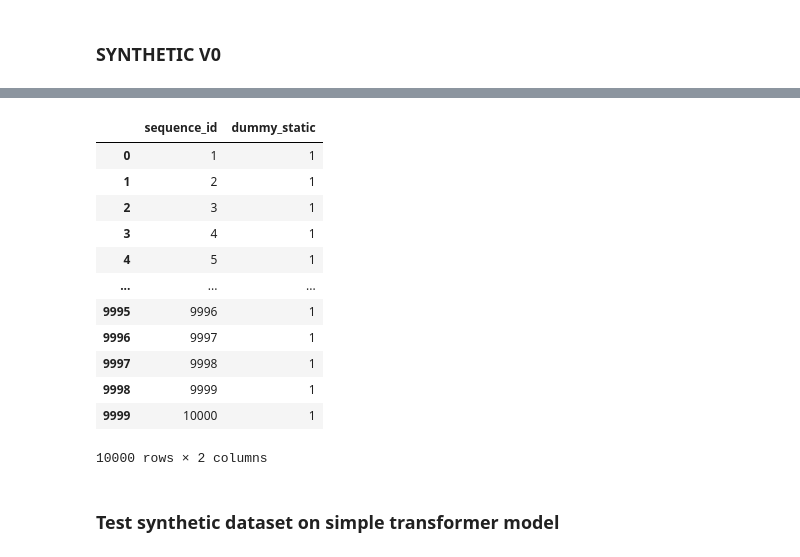
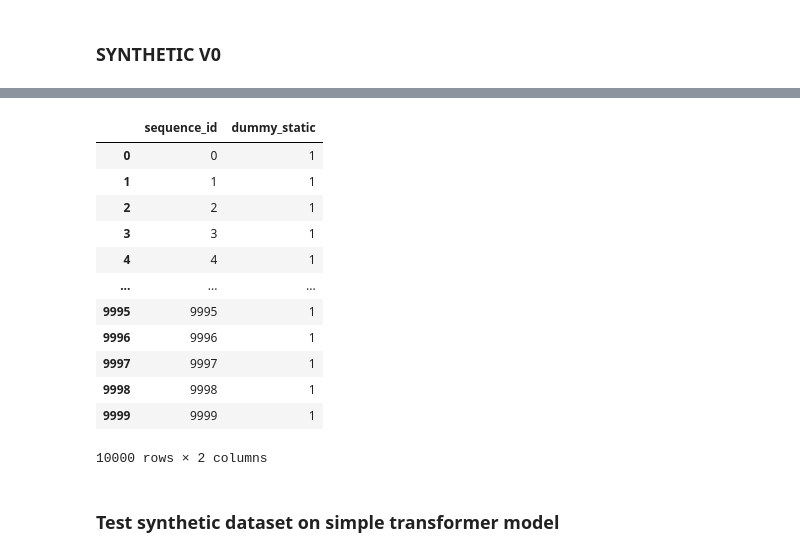
Before and after one commit to filipols/Master-thesis, a Jupyter notebook: notebooks/load_datasets.ipynb, the cells around one changed output, grey strips where cells are left out. Saved outputs shown, nothing was run; the diff lists cells and outputs as text; code cells hidden in the pictures.

```diff
--- a/notebooks/load_datasets.ipynb
+++ b/notebooks/load_datasets.ipynb
@@ -1961,6 +1974,6 @@ df
 200000 rows × 5 columns
 # %%
-pd.set_option('display.max_rows', 100)
-df.head(100)
+pd.set_option('display.max_rows', 300)
+df.head(300)
 # %% [output]
 |  | timestamp | sequence_id | event_id | feature_1 | event_label |
@@ -1983,22 +1996,22 @@ df.head(100)
 # %%
-simple_subjects = pd.Series(range(1, num_event_seq+1))
+simple_subjects = pd.Series(range(0, num_event_seq))
 simple_subjects = pd.DataFrame(simple_subjects, columns=['sequence_id'])
 simple_subjects['dummy_static'] = 1 #np.arange(1,num_event_seq+1)  #np.random.choice([1,2,3,4,5,6,7,8,9,10,11,12,13,14,15,16,17,18,19,20,21,22,23,24,25,26,27,28,29,30,31,32], size=num_event_seq, replace=False)
 # simple_subjects.iloc[0,1] = 2
 # simple_subjects.iloc[3,1] = 3
 simple_subjects
 # %% [output]
 |  | sequence_id | dummy_static |
-| 0 | 1 | 1 |
-| 1 | 2 | 1 |
-| 2 | 3 | 1 |
-| 3 | 4 | 1 |
-| 4 | 5 | 1 |
+| 0 | 0 | 1 |
+| 1 | 1 | 1 |
+| 2 | 2 | 1 |
+| 3 | 3 | 1 |
+| 4 | 4 | 1 |
 | ... | ... | ... |
-| 9995 | 9996 | 1 |
-| 9996 | 9997 | 1 |
-| 9997 | 9998 | 1 |
-| 9998 | 9999 | 1 |
-| 9999 | 10000 | 1 |
+| 9995 | 9995 | 1 |
+| 9996 | 9996 | 1 |
+| 9997 | 9997 | 1 |
+| 9998 | 9998 | 1 |
+| 9999 | 9999 | 1 |
 10000 rows × 2 columns
 # %%
```
Also changed, not shown: parts of 4 cells of this notebook, 1 other file.
